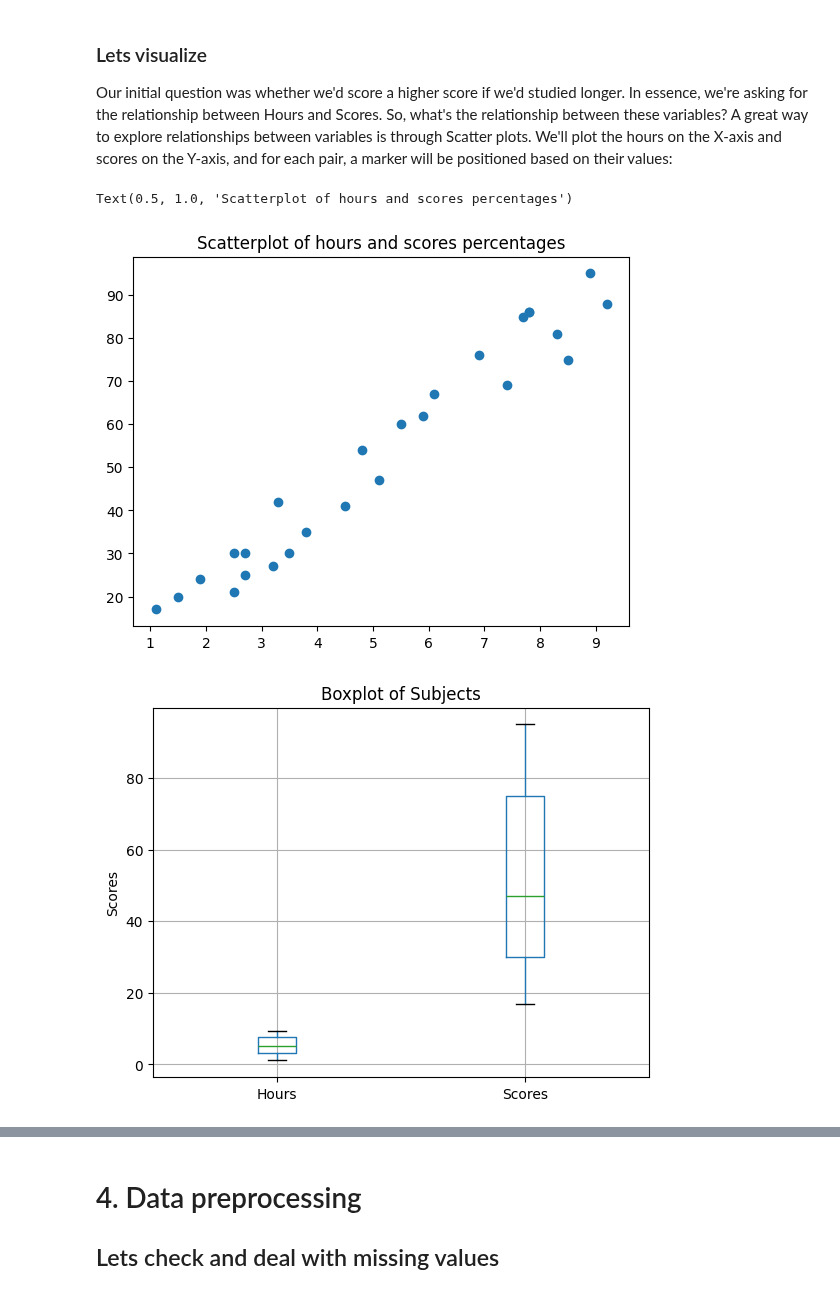
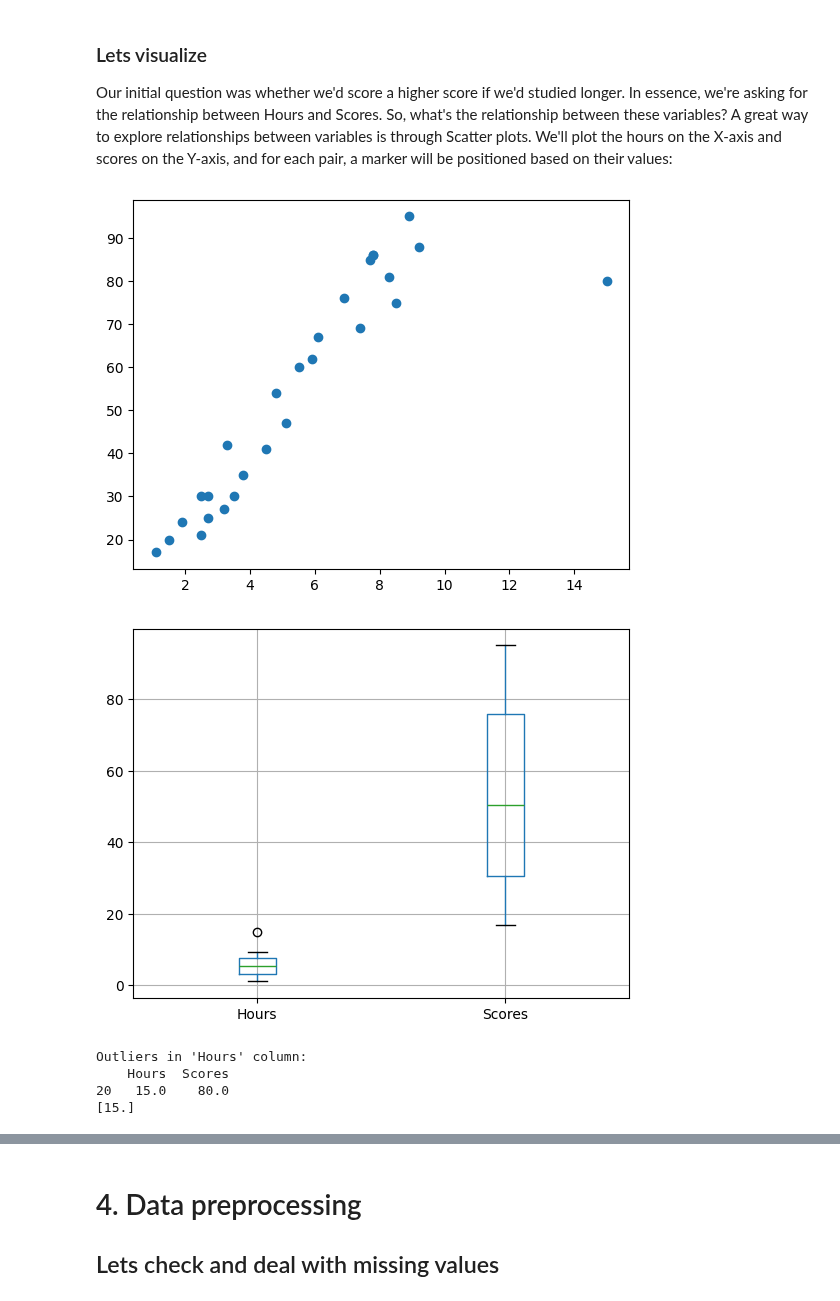
Before and after one commit to ash322ash422/tut_ml, a Jupyter notebook: tut_linear_regression/tut_ml_linearReg_1variable_student_score.ipynb, the cells around one changed output, grey strips where cells are left out. Cells and saved outputs as stored; diff of their text form; code cells hidden in the pictures.

```diff
--- a/tut_linear_regression/tut_ml_linearReg_1variable_student_score.ipynb
+++ b/tut_linear_regression/tut_ml_linearReg_1variable_student_score.ipynb
@@ -32,11 +35,11 @@ import seaborn as sns
 # 1. Data collection
 Lets load the dataset
 # %%
-# df = pd.read_csv('student_scores.csv')
+df = pd.read_csv('student_scores.csv')
 # df = pd.read_csv('/content/sample_data/student_scores.csv') # use this when uploading the CSV file to colab
 
 # Use following when running directly from github. The raw URL is obtained by clicking on the raw button.
-df = pd.read_csv('https://raw.githubusercontent.com/ash322ash422/tut_ml/refs/heads/master/tut_linear_regression/student_scores.csv')
+# df = pd.read_csv('https://raw.githubusercontent.com/ash322ash422/tut_ml/refs/heads/master/tut_linear_regression/student_scores.csv')
 
 print(df)
 # %% [output]
@@ -107,20 +131,73 @@ None
 ### Lets visualize
 Our initial question was whether we'd score a higher score if we'd studied longer. In essence, we're asking for the relationship between Hours and Scores. So, what's the relationship between these variables? A great way to explore relationships between variables is through Scatter plots. We'll plot the hours on the X-axis and scores on the Y-axis, and for each pair, a marker will be positioned based on their values:
 # %%
-plt.scatter(x=df['Hours'], y=df['Scores'])
-plt.title('Scatterplot of hours and scores percentages')
+# Lets plot scatter graph between x1 and y variable
+plt.scatter( x=df['Hours'], y=df['Scores'])
+# plt.title('Scatterplot of hours and scores percentages')
+plt.show()
 
 # df.plot.scatter(x='Hours', y='Scores', title='Scatterplot of hours and scores percentages')
+
+# Observ: There is a linear relation between x and y
 # %% [output]
-Text(0.5, 1.0, 'Scatterplot of hours and scores percentages')
-[figure, old version]
+[figure, new version]
 # %%
-# Boxplot
+# Boxplot: There are outliers
+
 df.boxplot()  # or df.plot(kind='box')
-plt.title("Boxplot of Subjects")
-plt.ylabel("Value")
-plt.grid(True)
+
+# plt.title("Boxplot of Subjects")
+# plt.ylabel("Value")
+# plt.grid(True)
+
 plt.show()
+
+# Boxplot shows:
+# Minimum (excluding outliers): The smallest data point still within 1.5 IQR of the lower quartile.
+# First Quartile (Q1): 25% of the data fall below this value.
+# Median (Q2): The middle value (50% of the data fall below this).
+# Third Quartile (Q3): 75% of the data fall below this value.
+# Maximum (excluding outliers): The largest data point still within 1.5 IQR of the upper quartile.
+
+# Box Components:
+# Box: Spans from Q1 to Q3 (the interquartile range, or IQR). It shows the middle 50% of the data.
+# Line inside the box: The median.
+# Whiskers: Extend from the box to the minimum and maximum values within 1.5 * IQR from Q1 and Q3.
+# Dots (Outliers): Individual points that fall outside the whiskers (i.e., more than 1.5 * IQR from the quartiles).
+
+
+# What You Can Learn from a Boxplot:
+# 1) Central tendency (via the median).
+# 2) Spread of the data (via the IQR and whiskers).
+# 3) Skewness:
+#     If the median is closer to Q1 → right-skewed.
+#     If the median is closer to Q3 → left-skewed.
+
+# 4) Presence of outliers.
+# 5) Comparison between groups (boxplots are great for side-by-side comparison across categories).
 # %% [output]
-[figure, old version]
+[figure, new version]
+# %%
+# Lets find the value of this outlier:
+# Step 1: Calculate Q1, Q3 and IQR
+Q1 = df['Hours'].quantile(0.25)
+Q3 = df['Hours'].quantile(0.75)
+IQR = Q3 - Q1
+
+# Step 2: Define outlier boundaries
+lower_bound = Q1 - 1.5 * IQR
+upper_bound = Q3 + 1.5 * IQR
+
+# Step 3: Filter outliers
+outliers = df[(df['Hours'] < lower_bound) | (df['Hours'] > upper_bound)]
+
+# Step 4: Print the outliers
+print("Outliers in 'Hours' column:")
+print(outliers) # print the whole rows
+print(outliers['Hours'].values) # print the just the col values
+# %% [output]
+Outliers in 'Hours' column:
+    Hours  Scores
+20   15.0    80.0
+[15.]
 # %%
```
Also changed, not shown: parts of 15 cells of this notebook, 1 other file.
